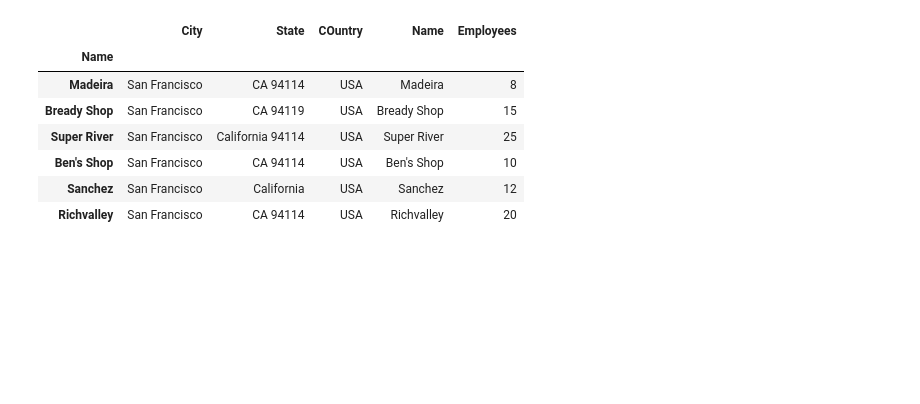
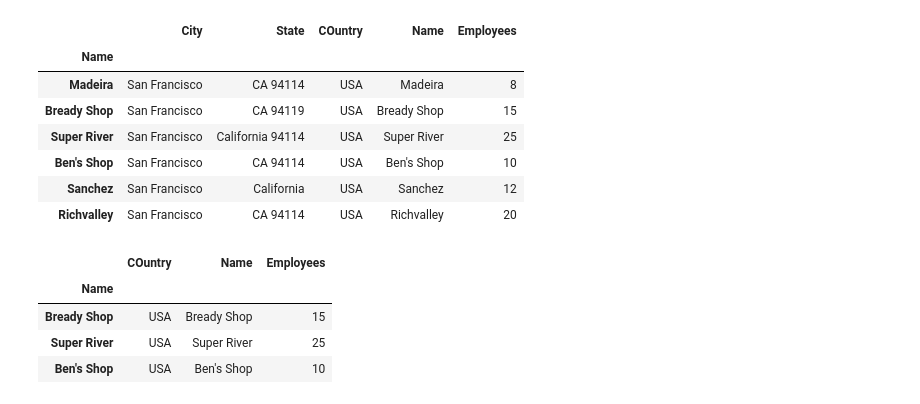
Before and after one commit to Shiminmandy/The-Python-Mega-Course-Build-10-Real-World-Applications, a Jupyter notebook: docs/06_python_jupyter.ipynb, the cells around one changed output. Cells and saved outputs as stored; diff of their text form; code cells hidden in the pictures; blank space fills up the shorter version.

Commit message:
indexing and slicing

```diff
--- a/docs/06_python_jupyter.ipynb
+++ b/docs/06_python_jupyter.ipynb
@@ -176,3 +175,12 @@ df7
 | Ben's Shop | San Francisco | CA 94114 | USA | Ben's Shop | 10 |
 | Sanchez | San Francisco | California | USA | Sanchez | 12 |
 | Richvalley | San Francisco | CA 94114 | USA | Richvalley | 20 |
+# %%
+# indexing and slicing
+df7.loc["Bready Shop":"Ben's Shop", "COuntry":"Employees"]
+# %% [output]
+|  | COuntry | Name | Employees |
+| Name |  |  |  |
+| Bready Shop | USA | Bready Shop | 15 |
+| Super River | USA | Super River | 25 |
+| Ben's Shop | USA | Ben's Shop | 10 |
```
Also changed, not shown: parts of 4 cells of this notebook.
